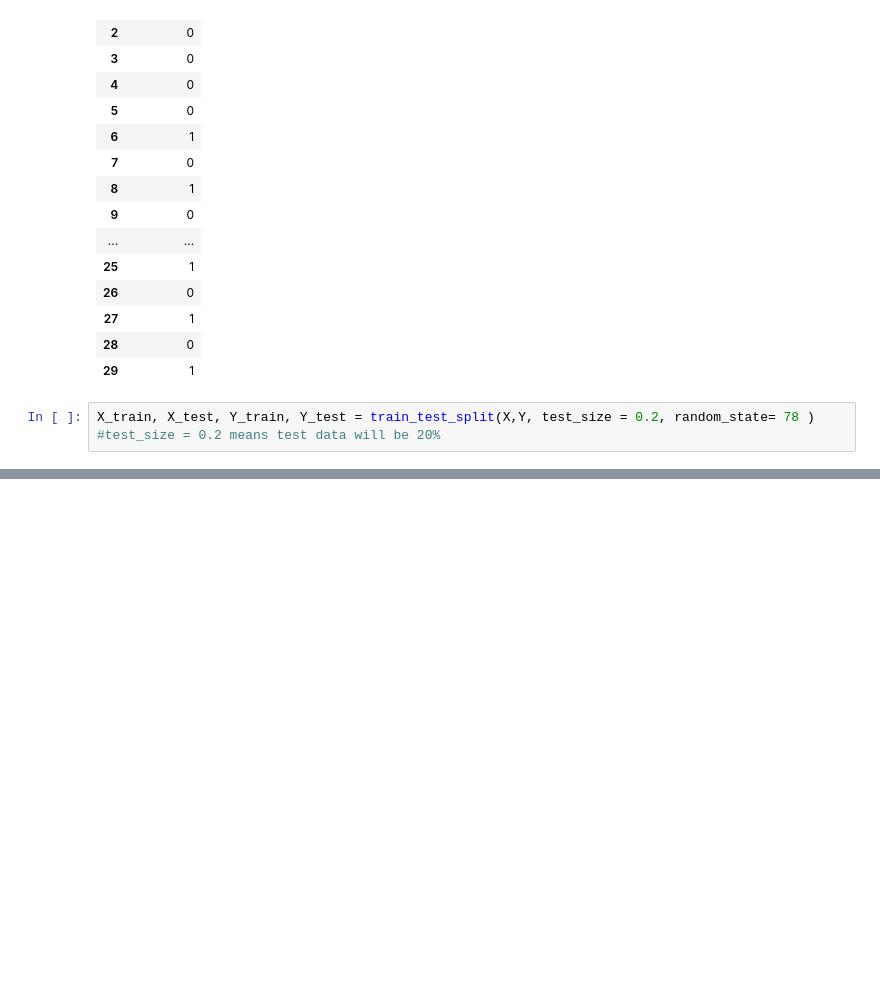
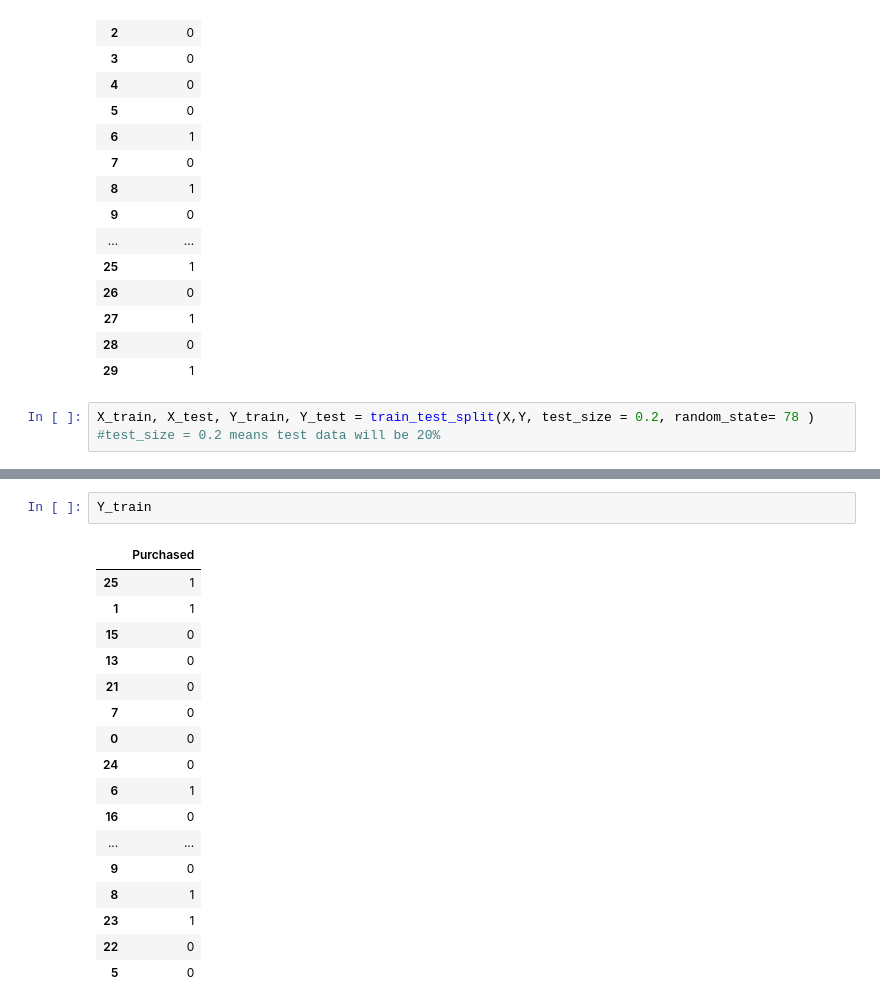
Before and after one commit to Namir50/Data-Science-Machine-learning-tutorial, a Jupyter notebook: Data Preprocessing/7_train_test_split.ipynb, the cells around one changed output, grey strips where cells are left out. Saved outputs shown, nothing was run; the diff lists cells and outputs as text; blank space fills up the shorter version.

```diff
--- a/Data Preprocessing/7_train_test_split.ipynb
+++ b/Data Preprocessing/7_train_test_split.ipynb
@@ -72,0 +123,20 @@ X_train, X_test, Y_train, Y_test = train_test_split(X,Y, test_size = 0.2, random
+# %%
+Y_train
+# %% [output]
+|  | Purchased |
+| 25 | 1 |
+| 1 | 1 |
+| 15 | 0 |
+| 13 | 0 |
+| 21 | 0 |
+| 7 | 0 |
+| 0 | 0 |
+| 24 | 0 |
+| 6 | 1 |
+| 16 | 0 |
+| ... | ... |
+| 9 | 0 |
+| 8 | 1 |
+| 23 | 1 |
+| 22 | 0 |
+| 5 | 0 |
```
Also changed, not shown: parts of 4 cells of this notebook.
